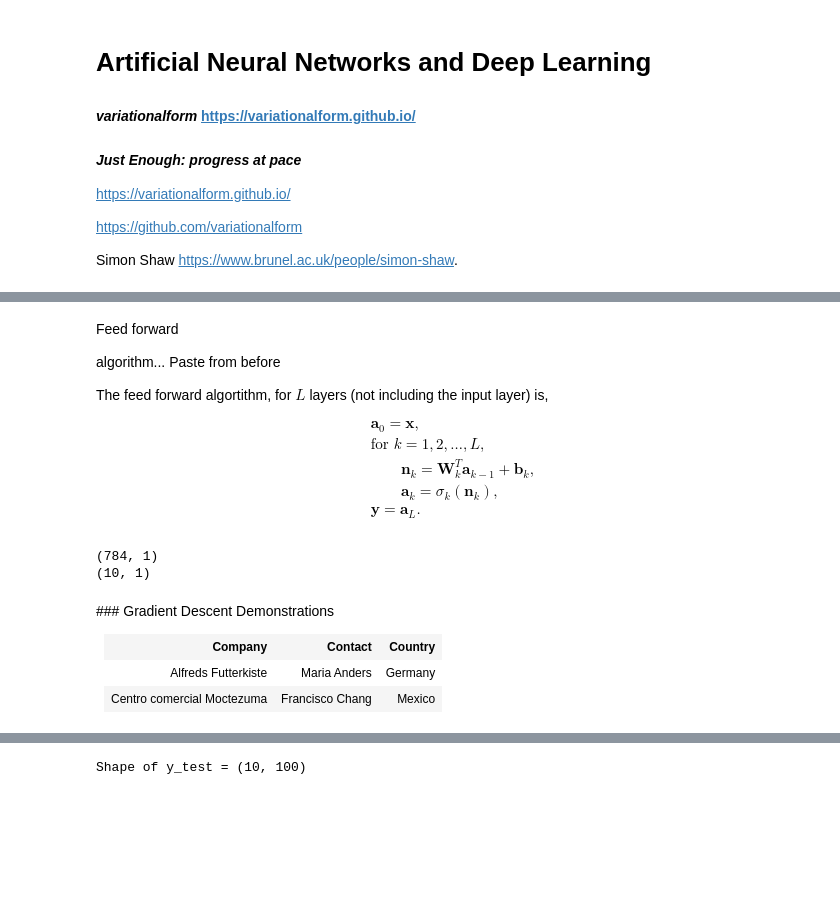
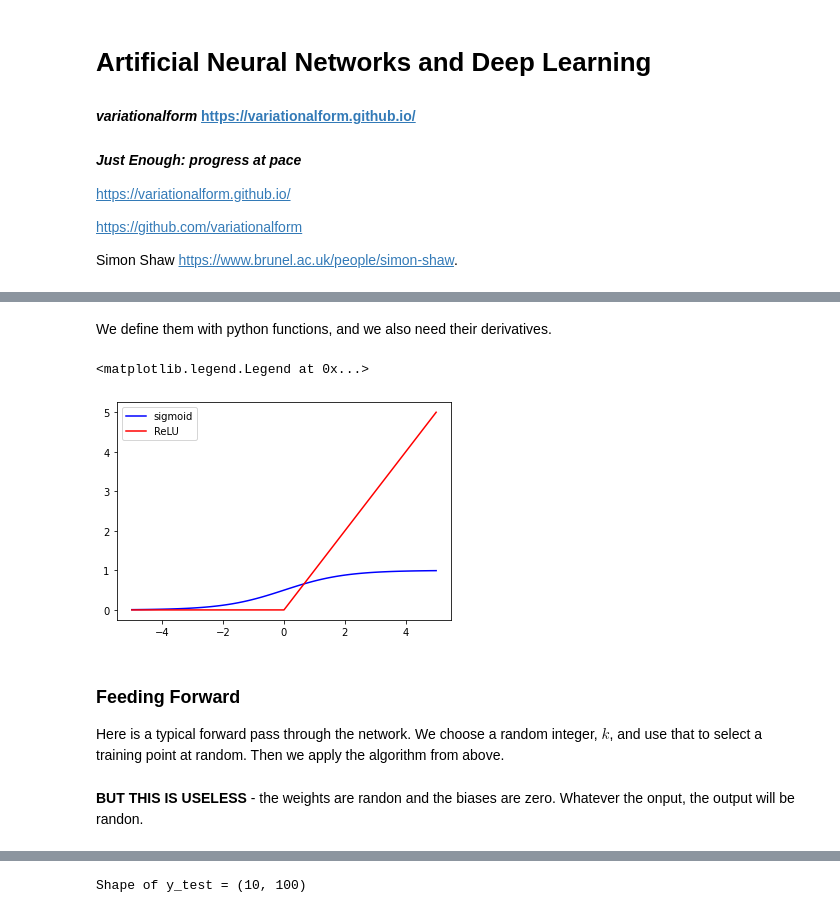
Before and after one commit to variationalform/FML, a Jupyter notebook: notebooks/14_ann.ipynb, the cells around one changed output, grey strips where cells are left out. Cells and saved outputs as stored; diff of their text form; code cells hidden in the pictures; blank space fills up the shorter version.

```diff
--- a/notebooks/14_ann.ipynb
+++ b/notebooks/14_ann.ipynb
@@ -316,3 +410,6 @@ Choose these - we need to d/dx
+# %% [markdown]
+We define them with python functions, and we also need their
+derivatives.
 # %%
 def sigmoid(x):
   return 1/(1+np.exp(-x))
@@ -323,61 +420,34 @@ def Diff_sigmoid(x):
   return sigmoid(x)*(1-sigmoid(x))
 def Diff_ReLU(x):
   return np.heaviside(x,0)
-# %% [markdown]
-Feed forward
-
-algorithm... Paste from before
-
-The feed forward algortithm, for $L$ layers (not including the input layer) is,
-
-\begin{align*}
-& \boldsymbol{a}_0 = \boldsymbol{x},
-\\
-& \text{for } k = 1,2,\ldots,L,
-\\
-&\qquad \boldsymbol{n}_k = \boldsymbol{W}_k^T\boldsymbol{a}_{k-1}+\boldsymbol{b}_k,
-\\
-&\qquad \boldsymbol{a}_k = \sigma_k(\boldsymbol{n}_k),
-\\
-&\boldsymbol{y} = \boldsymbol{a}_L.
-\end{align*}
+# %%
+xvals = np.arange(-5,5+0.1,0.1)
+plt.plot(xvals, sigmoid(xvals), color='blue', label='sigmoid')
+plt.plot(xvals, ReLU(xvals), color='red', label='ReLU')
+plt.legend()
+# %% [output]
+<matplotlib.legend.Legend at 0x...>
+[figure, added]
+# %% [markdown]
+### Feeding Forward
+
+Here is a typical forward pass through the network. We choose a random
+integer, $k$, and use that to select a training point at random. Then
+we apply the algorithm from above.
 # %%
 k = np.random.randint(0, X_train.shape[0])
 a0 = X_train[k,:].reshape(-1,1)
-print(a0.shape)
-
+# feed into first hidden layer and activate
 n1 = W1.T @ a0 + b1
 a1 = sigmoid(n1)
-
+# feed into second hidden layer and activate
 n2 = W2.T @ a1 + b2
 a2 = sigmoid(n2)
-
+# feed into output layer and activate
 n3 = W3.T @ a2 + b3
 a3 = sigmoid(n3)
-
+# produce output
 y = a3
-
-print(y.shape)
-# %% [output]
-(784, 1)
-(10, 1)
-# %% [markdown]
-### Gradient Descent Demonstrations
-
-<table>
-  <tr>
-    <th>Company</th>
-    <th>Contact</th>
-    <th>Country</th>
-  </tr>
-  <tr>
-    <td>Alfreds Futterkiste</td>
-    <td>Maria Anders</td>
-    <td>Germany</td>
-  </tr>
-  <tr>
-    <td>Centro comercial Moctezuma</td>
-    <td>Francisco Chang</td>
-    <td>Mexico</td>
-  </tr>
-</table>
+# %% [markdown]
+**BUT THIS IS USELESS** - the weights are randon and the biases are zero.
+Whatever the onput, the output will be randon.
```
Also changed, not shown: parts of 60 cells of this notebook.
